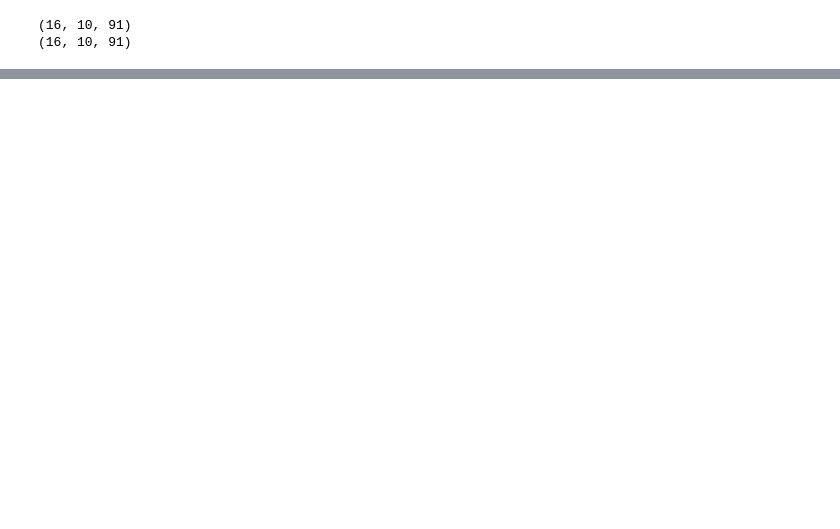
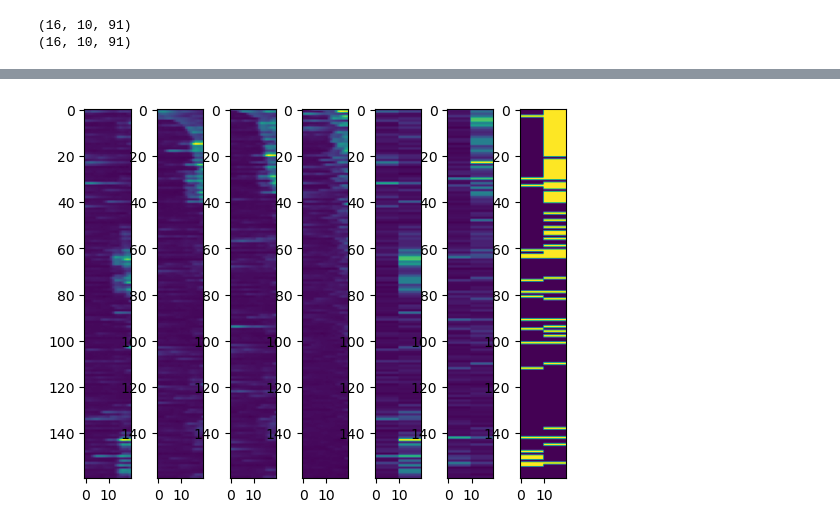
Before and after one commit to GreggHeller1/adult-spine-models, a Jupyter notebook: scripts/notebook.ipynb, the cells around one changed output, grey strips where cells are left out. Drawn from its saved outputs; the diff is of its cells as text; code cells hidden in the pictures; blank space fills up the shorter version.

```diff
--- a/scripts/notebook.ipynb
+++ b/scripts/notebook.ipynb
@@ -323,0 +135,4 @@ print(sort[test])
+# %%
+plot.plot_activity_plots(soma_sub_traces, soma_means, soma_means_sorted, soma_bool)
+# %% [output]
+[figure, added]
```
Also changed, not shown: parts of 20 cells of this notebook, 4 other files.
